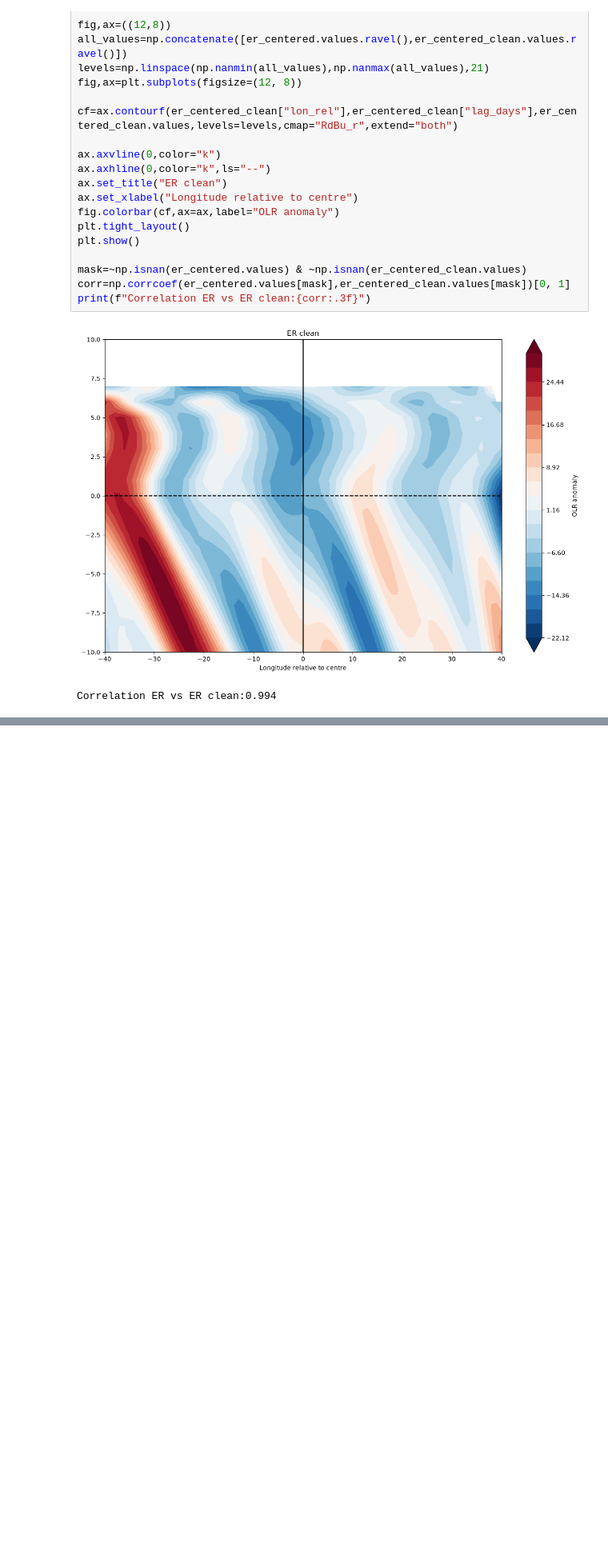
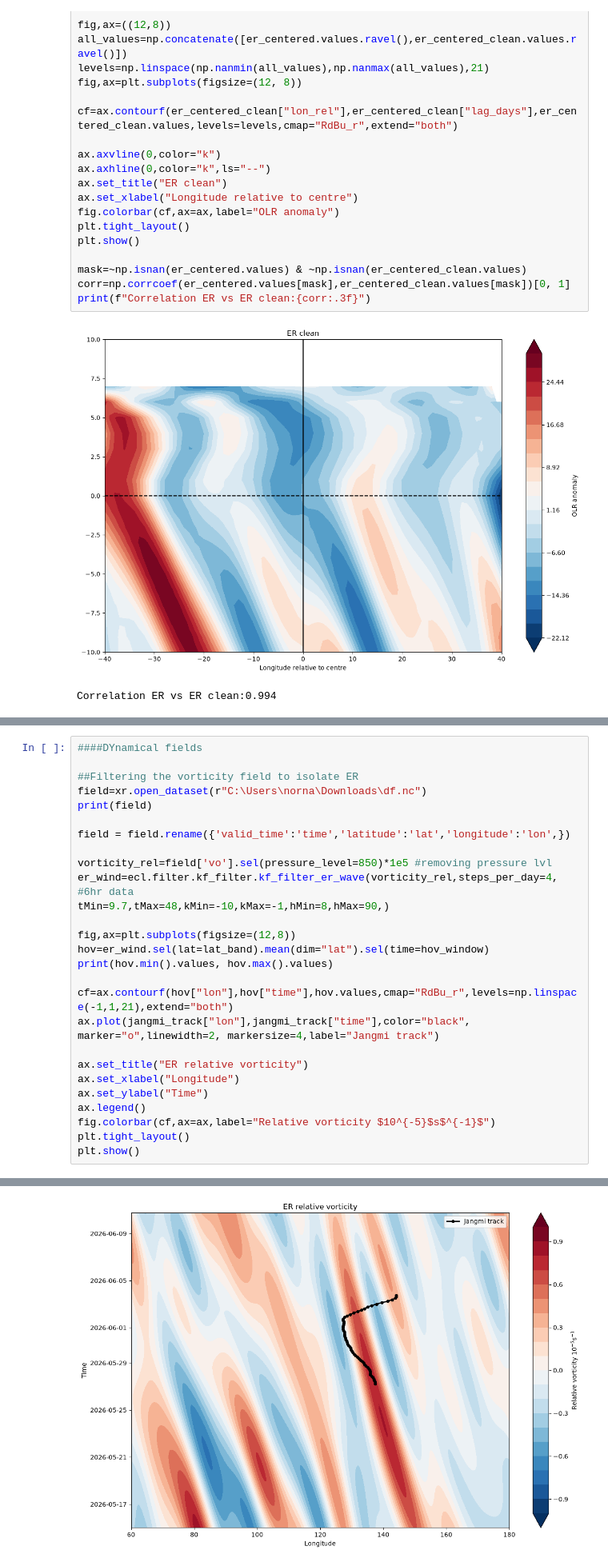
Before and after one commit to Mani-Blaze/Project_cyclone_jangmi, a Jupyter notebook: Code/ccew_jag.ipynb, the cells around one changed output, grey strips where cells are left out. Shown at 80% size. Saved outputs shown, nothing was run; the diff lists cells and outputs as text; blank space fills up the shorter version.

```diff
--- a/Code/ccew_jag.ipynb
+++ b/Code/ccew_jag.ipynb
@@ -391,3 +391,31 @@ print("Theoretical ER speed:-2.2 to -9.8 m/s")
 ER speed:-2.52 m/s
 Cyclone speed(pre gen to RI):-5.96 to 0.00 m/s
 Theoretical ER speed:-2.2 to -9.8 m/s
+# %%
+####DYnamical fields
+
+##Filtering the vorticity field to isolate ER
+field=xr.open_dataset(r"C:\Users\norna\Downloads\df.nc")
+print(field)
+
+field = field.rename({'valid_time':'time','latitude':'lat','longitude':'lon',})
+
+vorticity_rel=field['vo'].sel(pressure_level=850)*1e5 #removing pressure lvl
+er_wind=ecl.filter.kf_filter.kf_filter_er_wave(vorticity_rel,steps_per_day=4, #6hr data
+tMin=9.7,tMax=48,kMin=-10,kMax=-1,hMin=8,hMax=90,)
+
+fig,ax=plt.subplots(figsize=(12,8))
+hov=er_wind.sel(lat=lat_band).mean(dim="lat").sel(time=hov_window)
+print(hov.min().values, hov.max().values)
+
+cf=ax.contourf(hov["lon"],hov["time"],hov.values,cmap="RdBu_r",levels=np.linspace(-1,1,21),extend="both")
+ax.plot(jangmi_track["lon"],jangmi_track["time"],color="black", marker="o",linewidth=2, markersize=4,label="Jangmi track")
+
+ax.set_title("ER relative vorticity")
+ax.set_xlabel("Longitude")
+ax.set_ylabel("Time")
+ax.legend()
+fig.colorbar(cf,ax=ax,label="Relative vorticity $10^{-5}$s$^{-1}$")
+plt.tight_layout()
+plt.show()
+# %% [output]
@@ -393,0 +439 @@ Theoretical ER speed:-2.2 to -9.8 m/s
+[figure, added]
```
Also changed, not shown: parts of 3 cells of this notebook, 2 other files.
